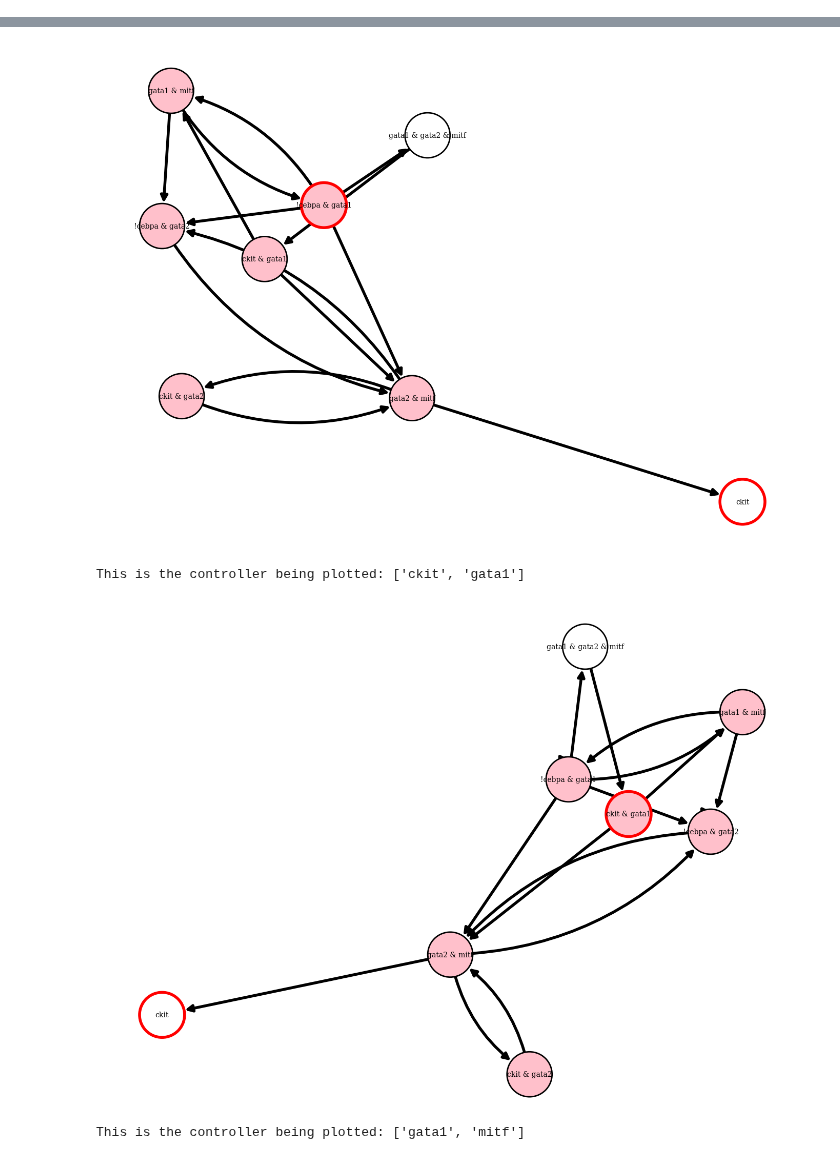
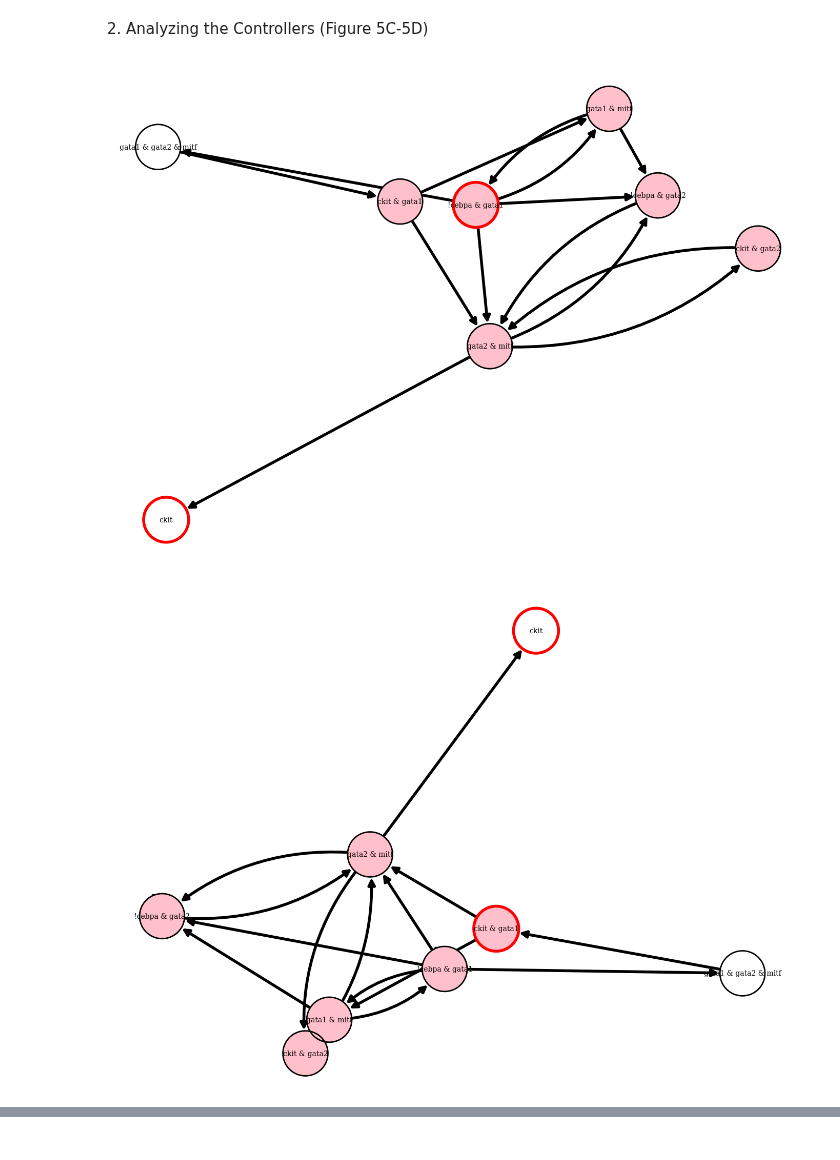
Before and after one commit to chopper6/NUDGE, a Jupyter notebook: notebooks/Figure4to6.ipynb, the cells around one changed output, grey strips where cells are left out. Cells and saved outputs as stored; diff of their text form; code cells hidden in the pictures.

```diff
--- a/notebooks/Figure4to6.ipynb
+++ b/notebooks/Figure4to6.ipynb
@@ -283,53 +198,29 @@ art
+# %% [markdown]
+2. Analyzing the Controllers (Figure 5C-5D)
 # %%
-import sys
-sys.path.append("src")
-import util, RSC, ensemble, analyze, logic, mechanism
-from copy import deepcopy
-from other_methods import simulate, net
-import basin
+# Load parameters (same as CLI main() would do)
+params = util.load_yaml("../input/params.yaml")
 
 params2 = deepcopy(params)
 params2["verbose_poke"] = True
-params2["network_file"] = "./figures_material/networks/ramirez_gmp.bnet"
-params2["target"] = "ckit"  # e.g. CPC_IPSC
+params2["network_file"] = "../input/networks/mainExamples/ramirez_gmp.bnet"
+params2["target"] = "ckit"
 params2["approx"] = False
-params2["analysis_order"] = 3
+params2["analysis_order"] = 2
 params2["measure_robustness"] = True
 params2["find_mechanism"] = True
 
-# 3) Initialize model once
+# 1) Initialize model once
 tstart, F, fn, fn_prev = RSC.init(params2)
 
-# 4) Build terminal logic
+# 2) Build terminal logic
 terminal_logic = ensemble.terminal_logic_predicate(params2, F)
 
-# 5) Run the core analysis (returns a dict)
+# 3) Run the core analysis (returns a dict)
 results = analyze.robustness_and_mechanism(params2, F, terminal_logic)
 
-# 6) Pretty print or use the dict
+# 4) Pretty print or use the dict
 util.pretty_print(results)
-
-# 4) if you want plots, recompute the aux stuff (cnt_fns, drives, etc.)
-controllers = logic.from_pyEda(terminal_logic)
-_, self_driven, drives_self_driven, cnt_fns = analyze.calc_driven_and_self_driven(params2, F, controllers)
-
-# 5) choose what to plot: best controllers or a specific one
-to_plot = results["best controllers"] or []
-if not to_plot and params2.get("controller"):
-    # fall back to the single controller in params if it's in the predicate
-    try:
-        candidate = logic.str_to_F(params2["controller"])[0]
-        if candidate in controllers:
-            to_plot = [candidate]
-    except Exception:
-        pass
-
-# 6) make the plots
-print("Controllers to plot:", to_plot)
-for ctrl in to_plot:
-    print("This is the controller being plotted:", ctrl)
-    mechanism.find_mechanism(
-        params2, F, controllers, ctrl, cnt_fns, drives_self_driven, self_driven,
-        plot_it=True  # <- ensures plotting
-    )
 # %% [output]
+[figure, new version]
+[figure, new version]
@@ -344,4 +233,0 @@ This is the controller being plotted: ['!cebpa', 'gata1']
-[figure, old version]
-This is the controller being plotted: ['ckit', 'gata1']
-[figure, old version]
-This is the controller being plotted: ['gata1', 'mitf']
```
Also changed, not shown: parts of 27 cells of this notebook, 3 other files.
